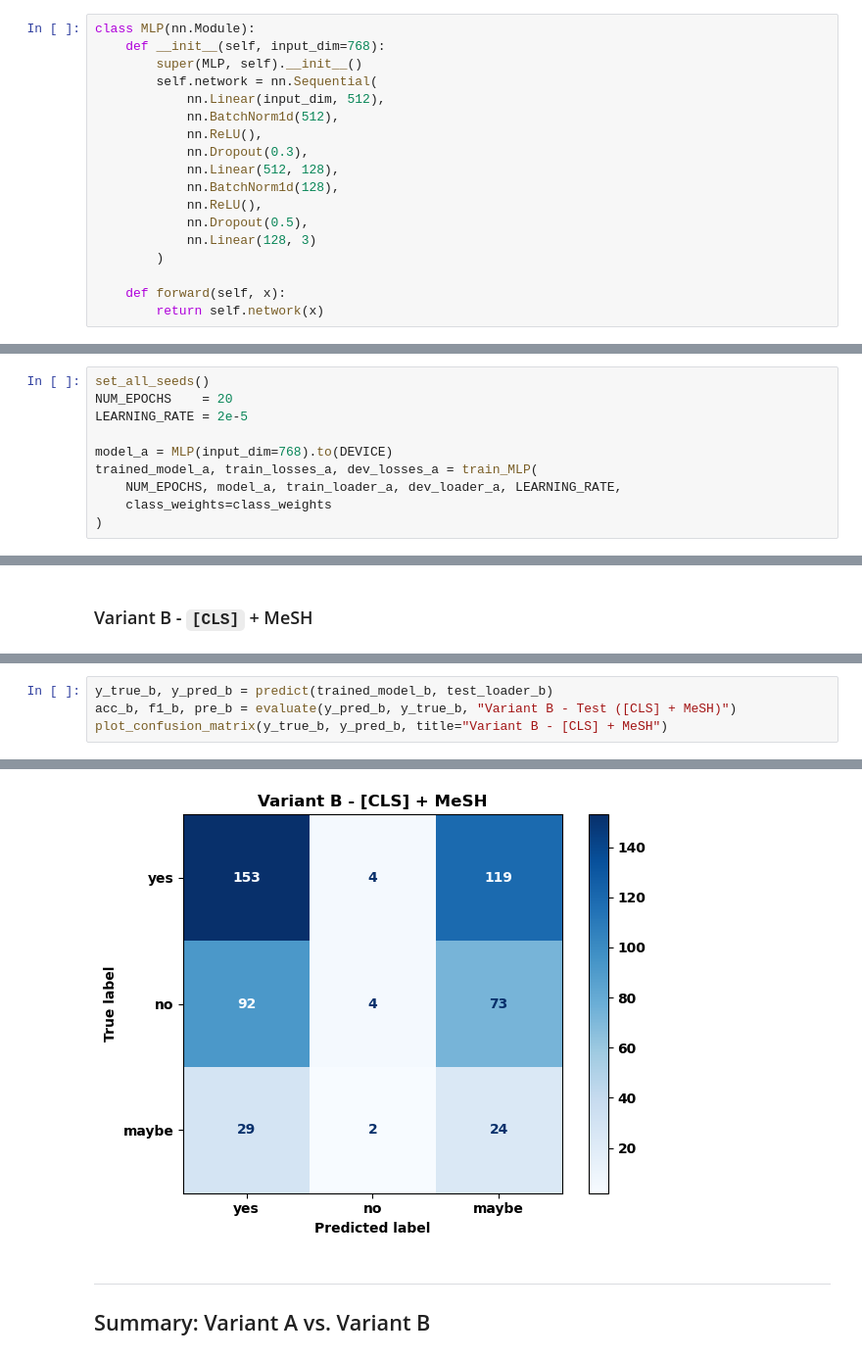
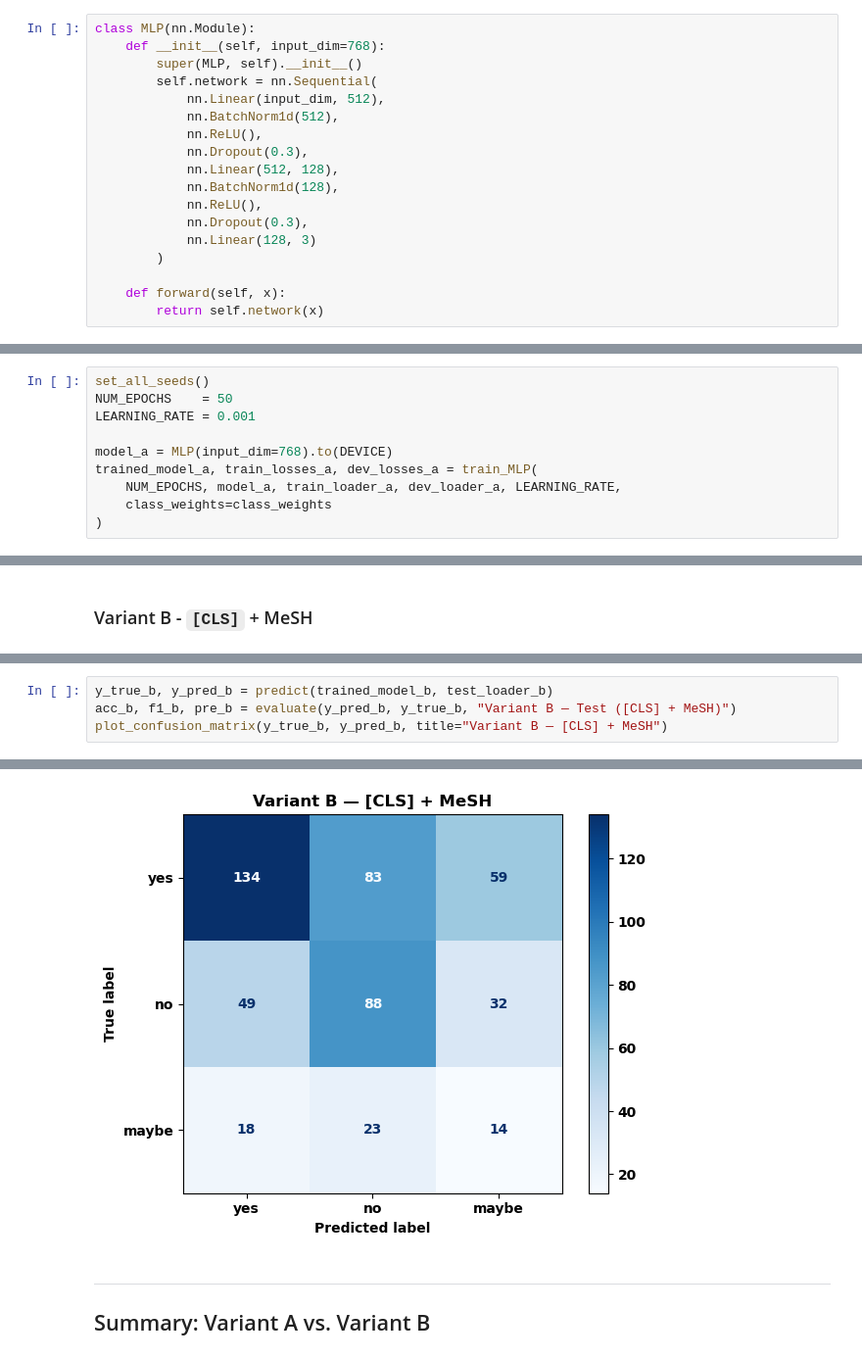
Before and after one commit to realhenrycheng/AITA_Coursework_Team11, a Jupyter notebook: pubmedbert_mlp_improved.ipynb, the cells around one changed output, grey strips where cells are left out. Shown at 98% size. Drawn from its saved outputs; the diff is of its cells as text.

```diff
--- a/pubmedbert_mlp_improved.ipynb
+++ b/pubmedbert_mlp_improved.ipynb
@@ -209,7 +209,7 @@ class MLP(nn.Module):
             nn.Linear(512, 128),
             nn.BatchNorm1d(128),
             nn.ReLU(),
-            nn.Dropout(0.5),
+            nn.Dropout(0.3),
             nn.Linear(128, 3)
         )
 
@@ -354,8 +354,8 @@ Three variants of what we feed into BERT before extracting the embedding:
 ### Variant A - `[CLS]` plain
 # %%
 set_all_seeds()
-NUM_EPOCHS    = 20
-LEARNING_RATE = 2e-5
+NUM_EPOCHS    = 50
+LEARNING_RATE = 0.001
 
 model_a = MLP(input_dim=768).to(DEVICE)
 trained_model_a, train_losses_a, dev_losses_a = train_MLP(
@@ -440,5 +440,5 @@ training_curves(train_losses_b, dev_losses_b, title="Variant B — Training Curv
 # %%
 y_true_b, y_pred_b = predict(trained_model_b, test_loader_b)
-acc_b, f1_b, pre_b = evaluate(y_pred_b, y_true_b, "Variant B - Test ([CLS] + MeSH)")
-plot_confusion_matrix(y_true_b, y_pred_b, title="Variant B - [CLS] + MeSH")
+acc_b, f1_b, pre_b = evaluate(y_pred_b, y_true_b, "Variant B — Test ([CLS] + MeSH)")
+plot_confusion_matrix(y_true_b, y_pred_b, title="Variant B — [CLS] + MeSH")
 # %% [output]
@@ -460,4 +460,4 @@ weighted avg       0.46      0.36      0.34       500
-[figure, old version]
+[figure, new version]
 # %% [markdown]
 ---
 ## Summary: Variant A vs. Variant B
```
Also changed, not shown: parts of 18 cells of this notebook.
